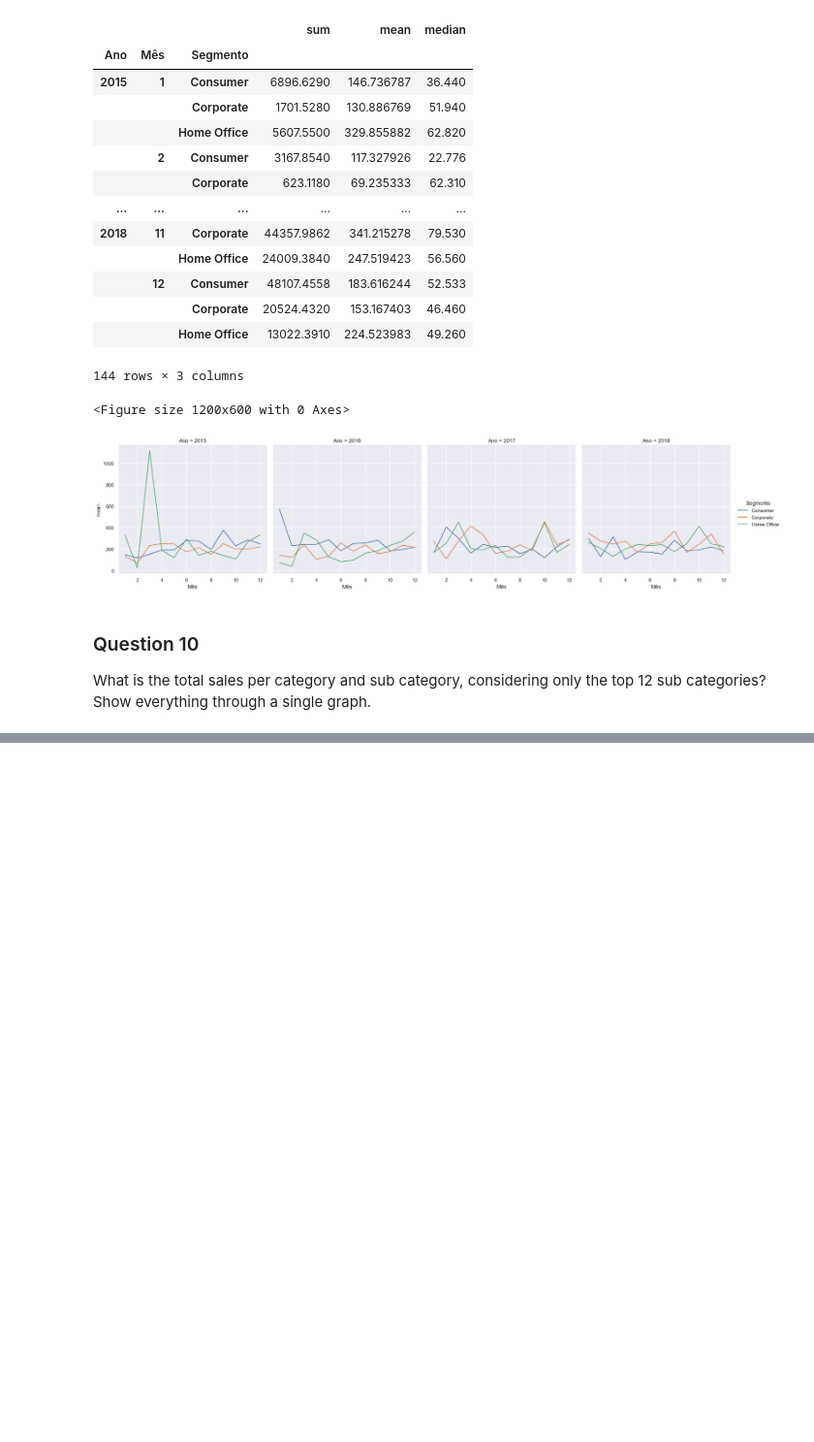
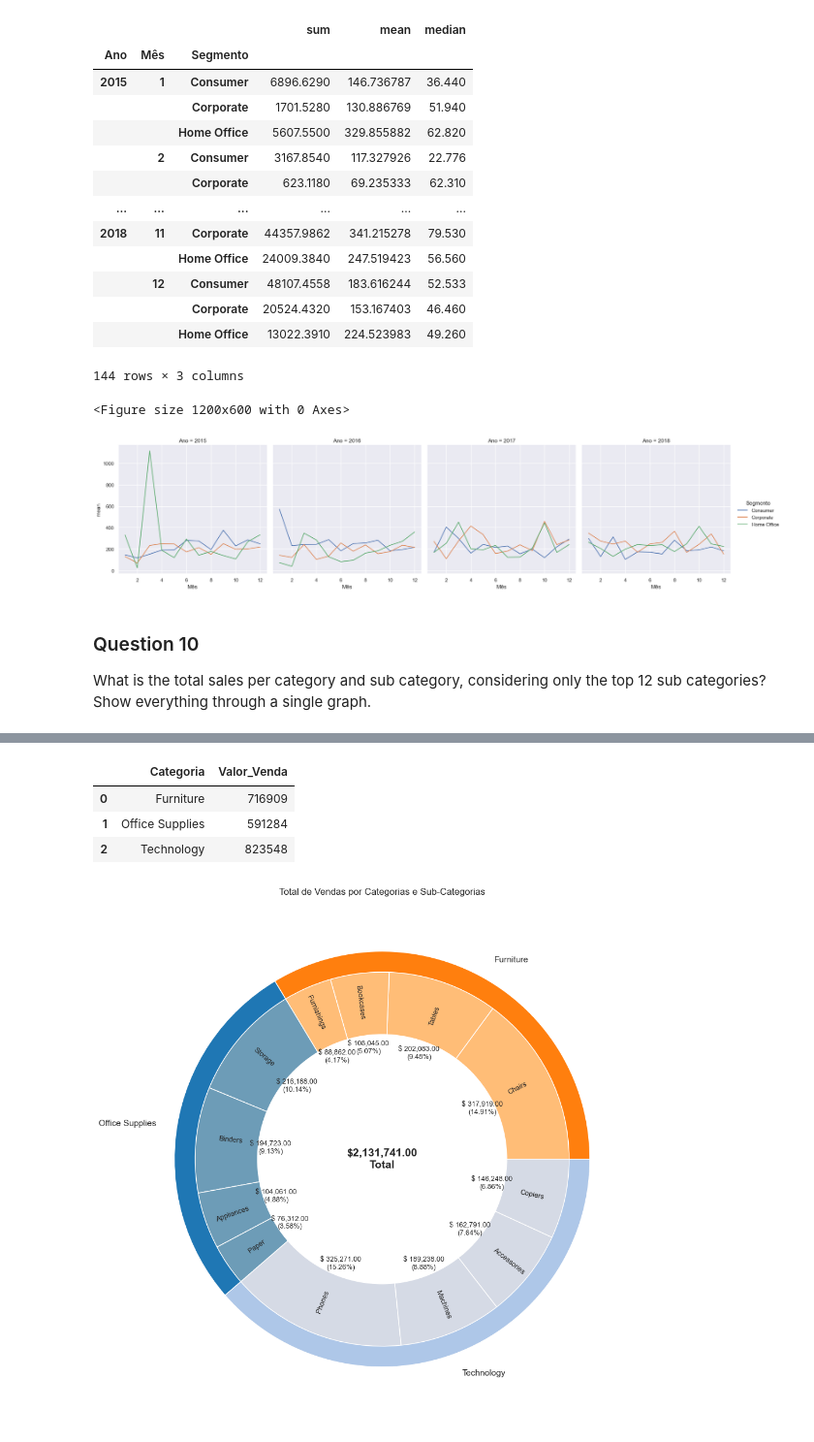
Before and after one commit to EmanuelQuintino/Data-Analysis-Course, a Jupyter notebook: 4-Data-Analytics/challenges/sales/sales-data-analytics.ipynb, the cells around one changed output, grey strips where cells are left out. Shown at 97% size. Saved outputs shown, nothing was run; the diff lists cells and outputs as text; code cells hidden in the pictures; blank space fills up the shorter version.

```diff
--- a/4-Data-Analytics/challenges/sales/sales-data-analytics.ipynb
+++ b/4-Data-Analytics/challenges/sales/sales-data-analytics.ipynb
@@ -403,3 +403,10 @@ plt.show()
 # %% [markdown]
 ### Question 10
 What is the total sales per category and sub category, considering only the top 12 sub categories? Show everything through a single graph.
+# %%
+df_by_sub_categories = df_sales.groupby(
+  ["Categoria", "SubCategoria"]).sum(numeric_only=True).sort_values("Valor_Venda", ascending=False).head(12)
+
+df_by_sub_categories = df_by_sub_categories[["Valor_Venda"]].astype(int).sort_values(by="Categoria").reset_index()
+
+df_by_sub_categories
@@ -405,0 +427,64 @@ What is the total sales per category and sub category, considering only the top
+# %%
+df_by_categories = df_by_sub_categories.groupby(["Categoria"]).sum(numeric_only=True).reset_index()
+df_by_categories
+# %% [output]
+|  | Categoria | Valor_Venda |
+| 0 | Furniture | 716909 |
+| 1 | Office Supplies | 591284 |
+| 2 | Technology | 823548 |
+# %%
+def format_autopct(pct):
+  total = sum(df_by_categories["Valor_Venda"])
+  val = int(round(pct / 100.0 * total))
+  return "$ {:,.2f}\n({:.2f}%)".format(val, pct)
+
+fig, ax = plt.subplots(figsize=(18, 12))
+
+p1 = ax.pie(
+  df_by_categories["Valor_Venda"],
+  radius=1,
+  labels=df_by_categories["Categoria"],
+  wedgeprops=dict(edgecolor="white"),
+  startangle=0,
+  colors=[
+    "#ff7f0e",
+    "#1f77b4",
+    "#aec7e8",
+    ]
+)
+
+p2 = ax.pie(
+  df_by_sub_categories["Valor_Venda"],
+  radius=0.9,
+  labels=df_by_sub_categories["SubCategoria"],
+  autopct=format_autopct, # above function
+  wedgeprops=dict(edgecolor="white"),
+  startangle=0,
+  labeldistance=0.75,
+  pctdistance=0.6,
+  textprops={'fontsize': 9},
+  rotatelabels=True,
+  colors=[
+    "#FFBD77", "#FFBD77", "#FFBD77", "#FFBD77",
+    "#6D9CB7", "#6D9CB7", "#6D9CB7", "#6D9CB7",
+    "#D5DAE5", "#D5DAE5", "#D5DAE5", "#D5DAE5",
+  ]
+)
+
+centre_circle = plt.Circle((0,0),0.6,fc="white")
+fig = plt.gcf()
+fig.gca().add_artist(centre_circle)
+
+total_sales = df_by_categories["Valor_Venda"].sum()
+plt.text(
+  0, 0, "${:,.2f}\nTotal".format(total_sales),
+  horizontalalignment="center",
+  verticalalignment="center",
+  fontsize=14,
+  fontweight="bold"
+)
+
+plt.title("Total de Vendas por Categorias e Sub-Categorias")
+plt.show()
+# %% [output]
+[figure, added]
```
Also changed, not shown: parts of 3 cells of this notebook, 2 other files.
